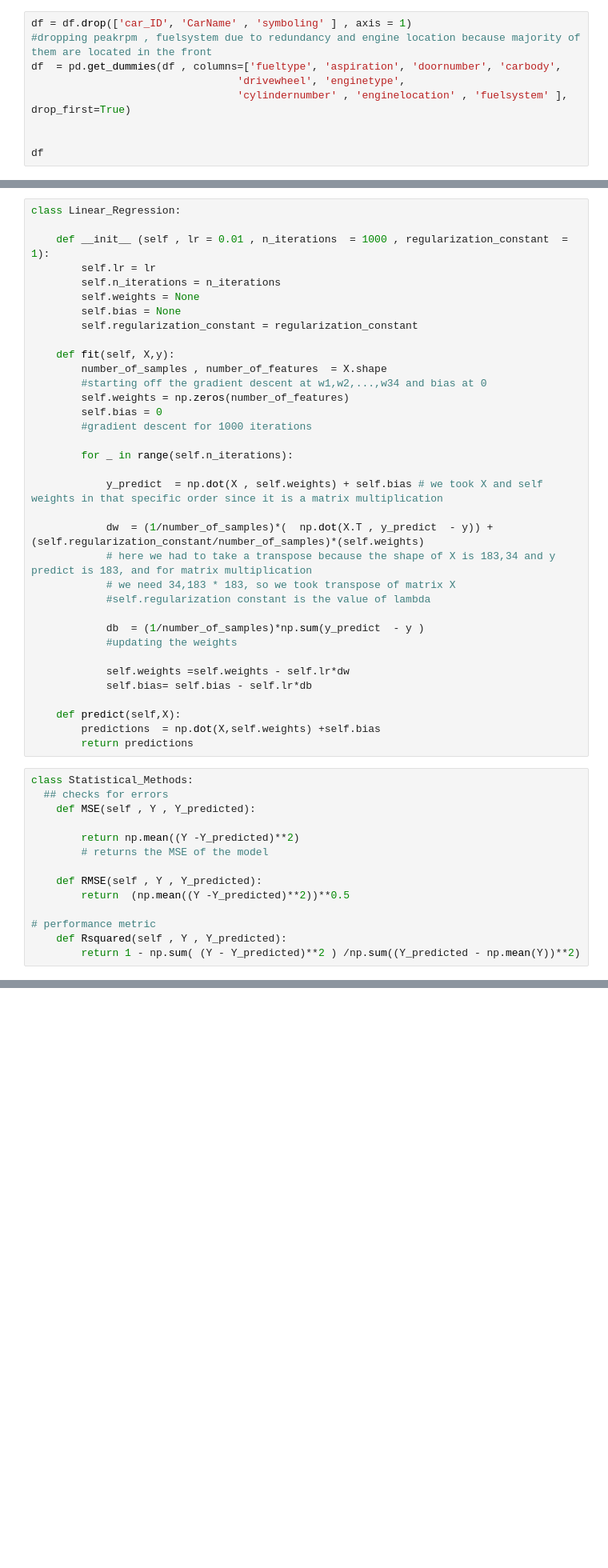
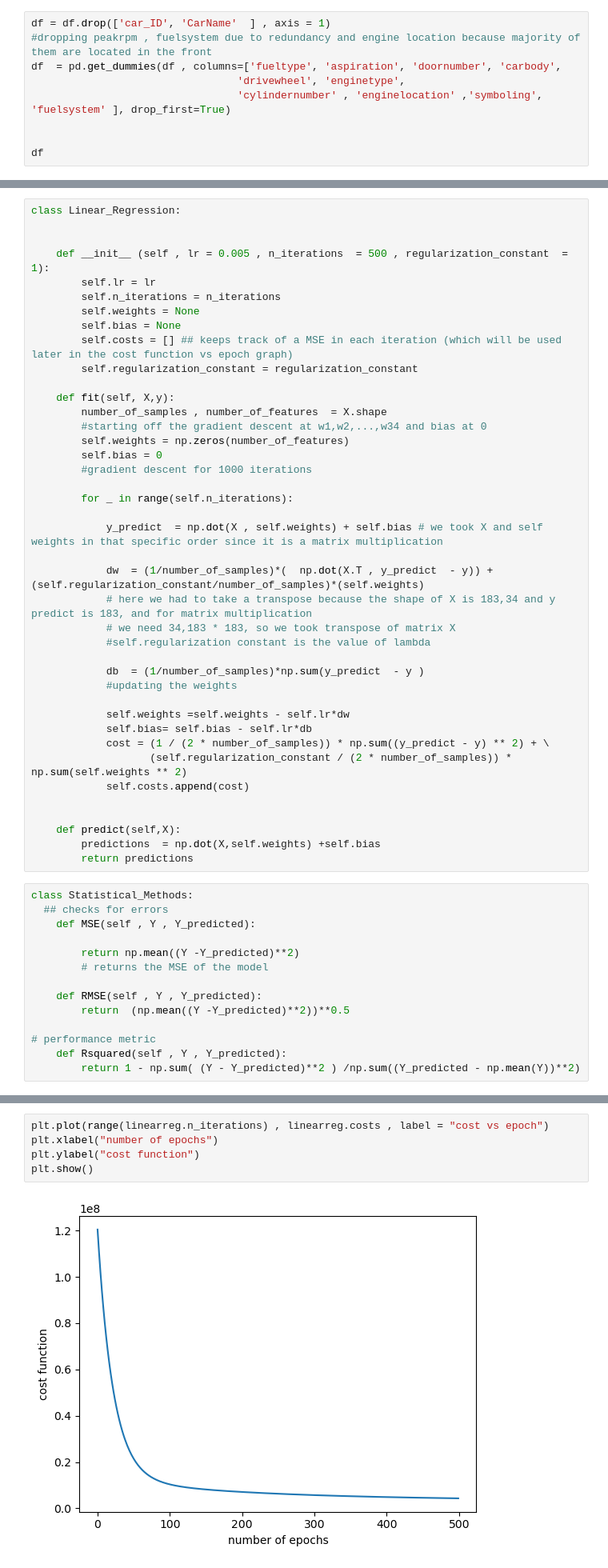
Before and after one commit to sitaramdubagunta/CarPricePrediction-LinearRegression, a Jupyter notebook: Untitled.ipynb, the cells around one changed output, grey strips where cells are left out. Shown: that part at 80% size. Saved outputs shown, nothing was run; the diff lists cells and outputs as text; blank space fills up the shorter version.

Commit message:
Version 5
added cost vs epoch graph , added predicted vs actual values of the test case , optimization of the hyperparameters

```diff
--- a/Untitled.ipynb
+++ b/Untitled.ipynb
@@ -8,11 +8,11 @@ import matplotlib.pyplot as plt
 # %%
 df = pd.read_csv('CarPrice_Assignment.csv')
 # %%
-df = df.drop(['car_ID', 'CarName' , 'symboling' ] , axis = 1)
+df = df.drop(['car_ID', 'CarName'  ] , axis = 1)
 #dropping peakrpm , fuelsystem due to redundancy and engine location because majority of them are located in the front
 df  = pd.get_dummies(df , columns=['fueltype', 'aspiration', 'doornumber', 'carbody',
                                  'drivewheel', 'enginetype',
-                                 'cylindernumber' , 'enginelocation' , 'fuelsystem' ], drop_first=True)
+                                 'cylindernumber' , 'enginelocation' ,'symboling', 'fuelsystem' ], drop_first=True)
 
 
 df
@@ -170,11 +170,13 @@ Y_test.shape,)
 # %%
 class Linear_Regression:
 
-    def __init__ (self , lr = 0.01 , n_iterations  = 1000 , regularization_constant  = 1):
+
+    def __init__ (self , lr = 0.005 , n_iterations  = 500 , regularization_constant  = 1):
         self.lr = lr
         self.n_iterations = n_iterations
         self.weights = None
         self.bias = None
+        self.costs = [] ## keeps track of a MSE in each iteration (which will be used later in the cost function vs epoch graph)
         self.regularization_constant = regularization_constant
 
     def fit(self, X,y):
@@ -198,6 +200,10 @@ class Linear_Regression:
 
             self.weights =self.weights - self.lr*dw
             self.bias= self.bias - self.lr*db
+            cost = (1 / (2 * number_of_samples)) * np.sum((y_predict - y) ** 2) + \
+                   (self.regularization_constant / (2 * number_of_samples)) * np.sum(self.weights ** 2)
+            self.costs.append(cost)
+
 
     def predict(self,X):
         predictions  = np.dot(X,self.weights) +self.bias
@@ -255,0 +260,7 @@ R^2 ERROR
+# %%
+plt.plot(range(linearreg.n_iterations) , linearreg.costs , label = "cost vs epoch")
+plt.xlabel("number of epochs")
+plt.ylabel("cost function")
+plt.show()
+# %% [output]
+[figure, added]
```
Also changed, not shown: parts of 7 cells of this notebook.
